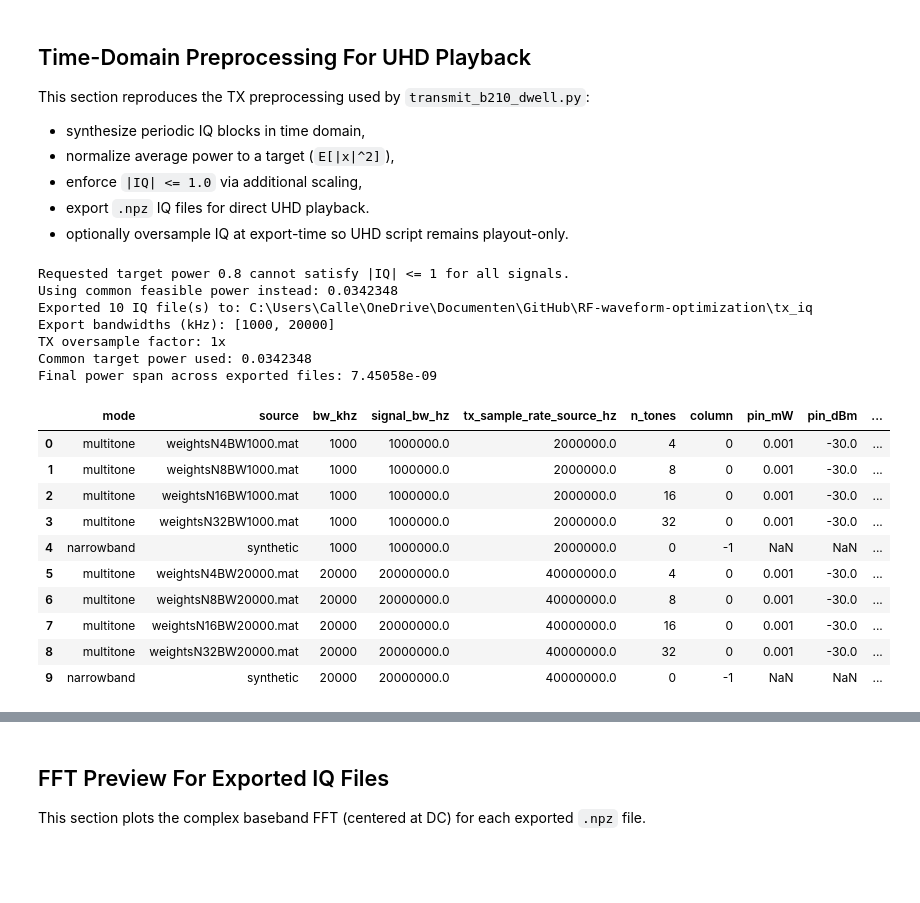
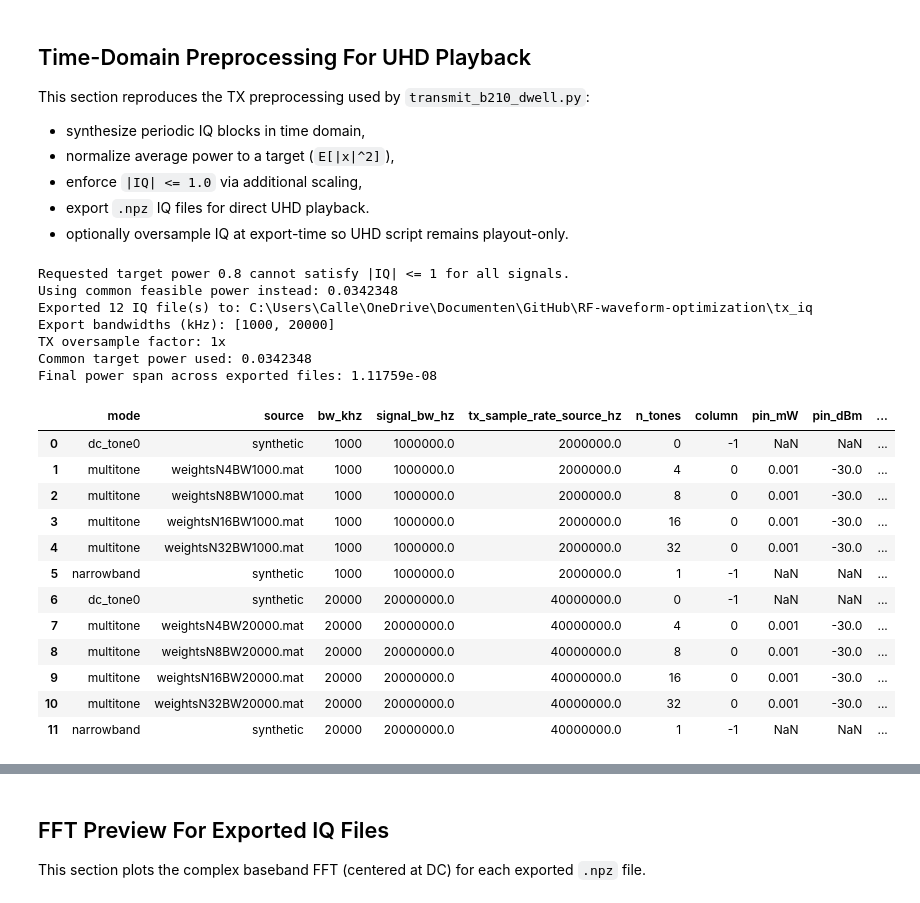
Before and after one commit to AMBIENT-6G/RF-waveform-optimization, a Jupyter notebook: read_weights_mat_files.ipynb, the cells around one changed output, grey strips where cells are left out. Drawn from its saved outputs; the diff is of its cells as text; code cells hidden in the pictures; blank space fills up the shorter version.

```diff
--- a/read_weights_mat_files.ipynb
+++ b/read_weights_mat_files.ipynb
@@ -416,10 +416,14 @@ EXPORT_TONES = [4, 8, 16, 32]      # subset of available N values
 EXPORT_BW_KHZ = "all"              # "all" or list, e.g. [1000, 20000]
 EXPORT_COLUMNS = [0]               # list or "all"
 
-# Optional narrowband export (maps to --tone 0 in UHD script).
+# Optional narrowband export (maps to --tone 1 in UHD script).
 INCLUDE_NARROWBAND = True
 NARROWBAND_OFFSET_HZ = 100e3
 NARROWBAND_BW_KHZ = "auto"         # "auto" -> all selected EXPORT_BW_KHZ
+
+# Optional single-tone DC export (maps to --tone 0 in UHD script).
+INCLUDE_DC_TONE0 = True
+DC_TONE0_BW_KHZ = "auto"            # "auto" -> all selected EXPORT_BW_KHZ
 
 EXPORT_DIR = Path("tx_iq")
 EXPORT_DIR.mkdir(parents=True, exist_ok=True)
@@ -481,6 +485,11 @@ for wf in waveforms:
         )
 
     cols = _resolve_cols(EXPORT_COLUMNS, wf["weights"].shape[1])
+    if len(cols) != 1:
+        raise ValueError(
+            "Canonical export naming iq_N{N}_BW{BW}.npz requires exactly one selected column per waveform. "
+            "Set EXPORT_COLUMNS to a single index, e.g. [0]."
+        )
     for col in cols:
         raw_info = synthesize_raw_periodic_block(
             fn_hz=wf["fn"],
@@ -525,7 +534,7 @@ if INCLUDE_NARROWBAND:
             {
                 "mode": "narrowband",
                 "source": "synthetic",
-                "n_tones": 0,
+                "n_tones": 1,
                 "bw_khz": int(bw_khz),
                 "signal_bw_hz": signal_bw_hz,
                 "sample_rate_source_hz": sample_rate_source_hz,
@@ -533,6 +542,38 @@ if INCLUDE_NARROWBAND:
                 "pin_mW": np.nan,
                 "tone_offsets_requested_hz": np.array([float(NARROWBAND_OFFSET_HZ)]),
                 "raw_info": raw_nb,
+            }
+        )
+
+if INCLUDE_DC_TONE0:
+    if isinstance(DC_TONE0_BW_KHZ, str) and DC_TONE0_BW_KHZ.lower() == "auto":
+        dc_bws_khz = list(selected_bws_khz)
+    else:
+        dc_bws_khz = _resolve_bws(DC_TONE0_BW_KHZ, selected_bws_khz)
+
+    for bw_khz in dc_bws_khz:
+        signal_bw_hz = float(bw_khz) * 1e3
+        sample_rate_source_hz = 2.0 * signal_bw_hz
+
+        raw_dc = synthesize_raw_periodic_block(
+            fn_hz=np.array([0.0], dtype=float),
+            weights_col=np.array([1.0 + 0.0j], dtype=np.complex128),
+            sample_rate_hz=sample_rate_source_hz,
+            block_size=BLOCK_SIZE,
+        )
+
+        candidates.append(
+            {
+                "mode": "dc_tone0",
+                "source": "synthetic",
+                "n_tones": 0,
+                "bw_khz": int(bw_khz),
+                "signal_bw_hz": signal_bw_hz,
+                "sample_rate_source_hz": sample_rate_source_hz,
+                "column": -1,
+                "pin_mW": np.nan,
+                "tone_offsets_requested_hz": np.array([0.0], dtype=float),
+                "raw_info": raw_dc,
             }
         )
 
@@ -602,10 +643,10 @@ for c in candidates:
                 tx_peak = eq_peak
                 tx_power = float(np.mean(np.abs(iq_tx) ** 2))
 
-    if c["mode"] == "multitone":
-        out_path = EXPORT_DIR / f"iq_N{c['n_tones']}_BW{c['bw_khz']}kHz_col{c['column']}.npz"
+    if c["mode"] in {"multitone", "narrowband", "dc_tone0"}:
+        out_path = EXPORT_DIR / f"iq_N{c['n_tones']}_BW{c['bw_khz']}.npz"
     else:
-        out_path = EXPORT_DIR / f"iq_N0_BW{c['bw_khz']}kHz_offset_{int(round(c['tone_offsets_requested_hz'][0]))}Hz.npz"
+        raise ValueError(f"Unsupported export mode: {c['mode']!r}")
 
     np.savez(
         out_path,
@@ -661,45 +702,47 @@ for c in candidates:
             "max_feasible_power": synth["max_feasible_power"],
             "max_abs_freq_error_hz": float(np.max(np.abs(synth["freq_error_hz"]))),
             "iq_file": str(out_path),
         }
     )
 
 export_summary = pd.DataFrame(records)
 if not export_summary.empty:
     export_summary = export_summary.sort_values(["bw_khz", "mode", "n_tones", "column"]).reset_index(drop=True)
 
 # Enforce equal-power condition (within tolerance).
 power_span = float(export_summary["final_power"].max() - export_summary["final_power"].min())
 print(f"Exported {len(export_summary)} IQ file(s) to: {EXPORT_DIR.resolve()}")
 print(f"Export bandwidths (kHz): {selected_bws_khz}")
 print(f"TX oversample factor: {TX_OVERSAMPLE}x")
 print(f"Common target power used: {common_target_power:.6g}")
 print(f"Final power span across exported files: {power_span:.6g}")
 if power_span > EQUAL_POWER_TOL:
     raise RuntimeError(
         f"Equal-power condition failed: span={power_span:.6g} exceeds tolerance {EQUAL_POWER_TOL:.6g}"
     )
 
 export_summary
 # %% [output]
 Requested target power 0.8 cannot satisfy |IQ| <= 1 for all signals.
 Using common feasible power instead: 0.0342348
-Exported 10 IQ file(s) to: C:\Users\Calle\OneDrive\Documenten\GitHub\RF-waveform-optimization\tx_iq
+Exported 12 IQ file(s) to: C:\Users\Calle\OneDrive\Documenten\GitHub\RF-waveform-optimization\tx_iq
 Export bandwidths (kHz): [1000, 20000]
 TX oversample factor: 1x
 Common target power used: 0.0342348
-Final power span across exported files: 7.45058e-09
+Final power span across exported files: 1.11759e-08
 |  | mode | source | bw_khz | signal_bw_hz | tx_sample_rate_source_hz | n_tones | column | pin_mW | pin_dBm | ... |
-| 0 | multitone | weightsN4BW1000.mat | 1000 | 1000000.0 | 2000000.0 | 4 | 0 | 0.001 | -30.0 | ... |
-| 1 | multitone | weightsN8BW1000.mat | 1000 | 1000000.0 | 2000000.0 | 8 | 0 | 0.001 | -30.0 | ... |
-| 2 | multitone | weightsN16BW1000.mat | 1000 | 1000000.0 | 2000000.0 | 16 | 0 | 0.001 | -30.0 | ... |
-| 3 | multitone | weightsN32BW1000.mat | 1000 | 1000000.0 | 2000000.0 | 32 | 0 | 0.001 | -30.0 | ... |
-| 4 | narrowband | synthetic | 1000 | 1000000.0 | 2000000.0 | 0 | -1 | NaN | NaN | ... |
-| 5 | multitone | weightsN4BW20000.mat | 20000 | 20000000.0 | 40000000.0 | 4 | 0 | 0.001 | -30.0 | ... |
-| 6 | multitone | weightsN8BW20000.mat | 20000 | 20000000.0 | 40000000.0 | 8 | 0 | 0.001 | -30.0 | ... |
-| 7 | multitone | weightsN16BW20000.mat | 20000 | 20000000.0 | 40000000.0 | 16 | 0 | 0.001 | -30.0 | ... |
-| 8 | multitone | weightsN32BW20000.mat | 20000 | 20000000.0 | 40000000.0 | 32 | 0 | 0.001 | -30.0 | ... |
-| 9 | narrowband | synthetic | 20000 | 20000000.0 | 40000000.0 | 0 | -1 | NaN | NaN | ... |
+| 0 | dc_tone0 | synthetic | 1000 | 1000000.0 | 2000000.0 | 0 | -1 | NaN | NaN | ... |
+| 1 | multitone | weightsN4BW1000.mat | 1000 | 1000000.0 | 2000000.0 | 4 | 0 | 0.001 | -30.0 | ... |
+| 2 | multitone | weightsN8BW1000.mat | 1000 | 1000000.0 | 2000000.0 | 8 | 0 | 0.001 | -30.0 | ... |
+| 3 | multitone | weightsN16BW1000.mat | 1000 | 1000000.0 | 2000000.0 | 16 | 0 | 0.001 | -30.0 | ... |
+| 4 | multitone | weightsN32BW1000.mat | 1000 | 1000000.0 | 2000000.0 | 32 | 0 | 0.001 | -30.0 | ... |
+| 5 | narrowband | synthetic | 1000 | 1000000.0 | 2000000.0 | 1 | -1 | NaN | NaN | ... |
+| 6 | dc_tone0 | synthetic | 20000 | 20000000.0 | 40000000.0 | 0 | -1 | NaN | NaN | ... |
+| 7 | multitone | weightsN4BW20000.mat | 20000 | 20000000.0 | 40000000.0 | 4 | 0 | 0.001 | -30.0 | ... |
+| 8 | multitone | weightsN8BW20000.mat | 20000 | 20000000.0 | 40000000.0 | 8 | 0 | 0.001 | -30.0 | ... |
+| 9 | multitone | weightsN16BW20000.mat | 20000 | 20000000.0 | 40000000.0 | 16 | 0 | 0.001 | -30.0 | ... |
+| 10 | multitone | weightsN32BW20000.mat | 20000 | 20000000.0 | 40000000.0 | 32 | 0 | 0.001 | -30.0 | ... |
+| 11 | narrowband | synthetic | 20000 | 20000000.0 | 40000000.0 | 1 | -1 | NaN | NaN | ... |
 # %%
 # Time-domain preview for all exported IQ files.
 if export_summary.empty:
```
Also changed, not shown: parts of 2 cells of this notebook, 20 other files.
